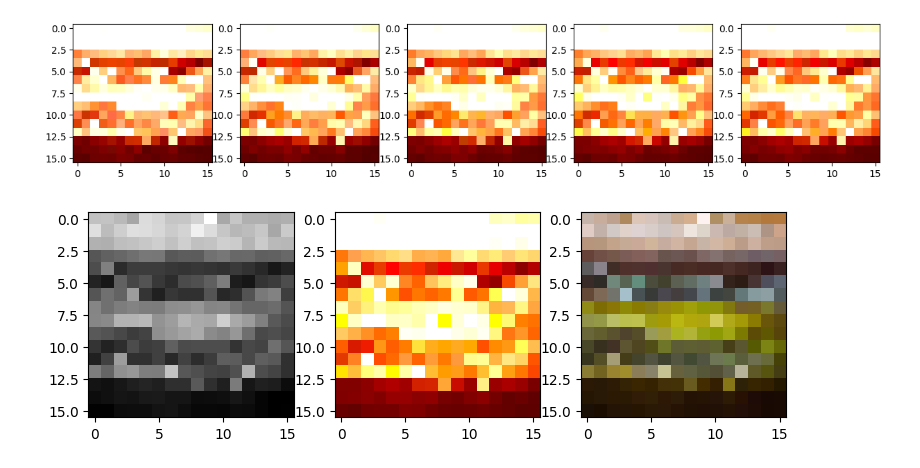
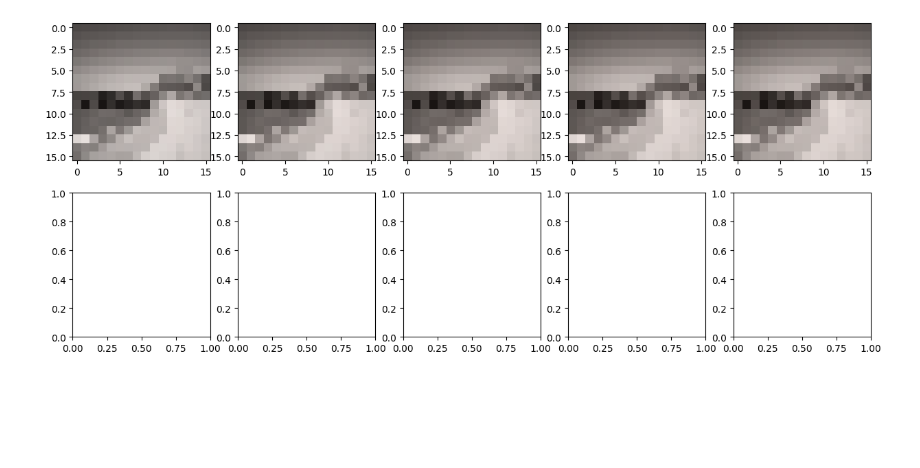
Before and after one commit to jlombino/ColorizerTorchPort, a Jupyter notebook: colors.ipynb, the cells around one changed output. Drawn from its saved outputs; the diff is of its cells as text; code cells hidden in the pictures; blank space fills up the shorter version.

```diff
--- a/colors.ipynb
+++ b/colors.ipynb
@@ -16,6 +16,7 @@ h_image_size = 16
 h_max_allowable_filters = 128
 h_batch_size = 512
 train_dir = 'Train/'
+test_dir = 'Test/'
 # %%
 class image_dataset(torch.utils.data.Dataset):
 
@@ -241,19 +222,22 @@ class Generator(nn.Module):
 # %%
-gen = Generator(h_image_size, h_max_allowable_filters)
-gen = gen.to('cuda')
+gen = Generator(h_image_size, h_max_allowable_filters).to('cuda')
 optimizer = torch.optim.Adam(gen.parameters(), lr=0.0001)
+train_dataset = image_dataset(h_batch_size, train_dir, training=True)
+test_dataset = image_dataset(16, test_dir, training=False)
+
+epochs = 5
+saves = 5
+saved_epochs = []
+losses = []
 # %%
 #with torch.autograd.profiler.profile() as prof:
-epochs = 5
-saved_epochs = []
 
 gen.train();
 for epoch in tqdm(range(epochs)):
     for batch_idx in range(len(os.listdir(train_dir))//h_batch_size):
-        #a, b = preprocess_batch(
-        #    load_resize_batch(batch_idx, h_batch_size, train_dir))
 
-        a, b = next(iter(image_dataset(h_batch_size, train_dir)))
+        a, b = next(iter(train_dataset))
+        a, b = a.to('cuda'), b.to('cuda')
 
         model_out = gen.forward(a)
         loss = F.mse_loss(model_out,b)
@@ -261,29 +245,26 @@ for epoch in tqdm(range(epochs)):
         optimizer.zero_grad(set_to_none=True)
         loss.backward()
         optimizer.step()
+        losses.append(loss)
 
-    if not (epoch % epochs//5):
-        images = load_resize_batch(0, 4, train_dir)
-        x, y = preprocess_batch(images)
+    if not (epoch % epochs//saves):
+        gen.eval()
+
+        x, y = test_dataset.load_image_number(42)
         x, y = x.to('cuda'), y.to('cuda')
-        predictions = gen.forward(x)
-        predictions = torch.cat((x[0],
-                                 predictions[0]),0).to('cpu').detach().numpy()
-        predictions = np.moveaxis(np.rint((predictions * 128)+127),0,2)
-        #print(predictions.shape)
-        predictions = cv2.cvtColor(predictions, cv2.COLOR_LAB2RGB)
-        saved_epochs.append(predictions)
+        predictions = gen.colorize(x)
+        saved_epochs.append(predictions.to('cpu').detach().numpy())
+
+        gen.train()
 
 gen.eval();
 #print(prof.key_averages().table(sort_by="self_cpu_time_total"))
 #torch.save(gen, 'gen.pth')
 # %%
-t, ax = plt.subplots(1,5,figsize=(15,3))
-for i, axis in enumerate(ax):
+t, ax = plt.subplots(2,5,figsize=(15,6))
+for i, axis in enumerate(ax[0]):
     axis.imshow(saved_epochs[i])
+#for j, axis in enumerate(ax[1]):
+#    axis.imshow(saved_epochs[5+i])
 # %% [output]
-[figure, old version]
+[figure, new version]
-# %%
-display_images(4, 0, 0, train_dir)
-# %% [output]
-[figure, removed]
```
Also changed, not shown: parts of 10 cells of this notebook.
